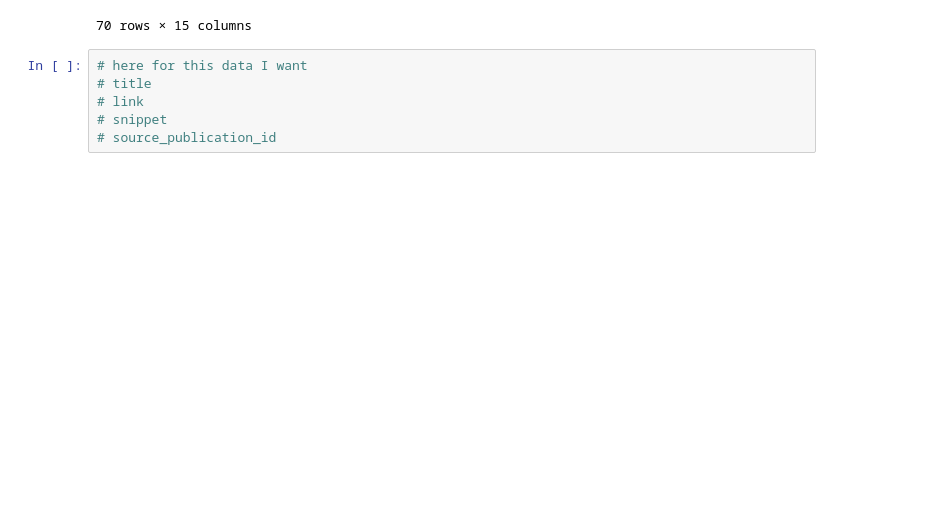
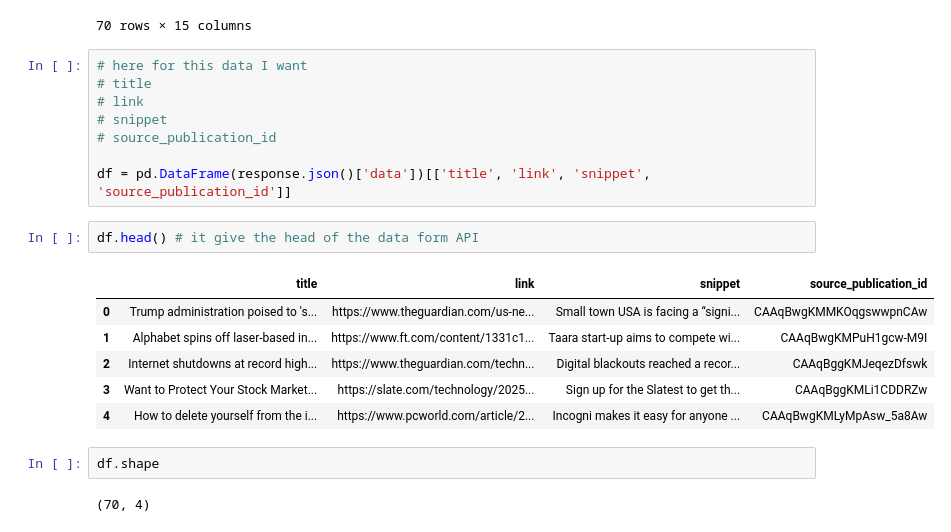
Before and after one commit to VirajYawale/SL-2, a Jupyter notebook: Extra Learning/API_data_fetch.ipynb, the cells around one changed output. Saved outputs shown, nothing was run; the diff lists cells and outputs as text; blank space fills up the shorter version.

```diff
--- a/Extra Learning/API_data_fetch.ipynb
+++ b/Extra Learning/API_data_fetch.ipynb
@@ -43,3 +43,18 @@ pd.DataFrame(response.json()['data'])  # here we hav take the data from data(whi
 # link
 # snippet
 # source_publication_id
+
+df = pd.DataFrame(response.json()['data'])[['title', 'link', 'snippet', 'source_publication_id']]
+# %%
+df.head() # it give the head of the data form API
+# %% [output]
+|  | title | link | snippet | source_publication_id |
+| 0 | Trump administration poised to 's... | https://www.theguardian.com/us-ne... | Small town USA is facing a “signi... | CAAqBwgKMMKOqgswwpnCAw |
+| 1 | Alphabet spins off laser-based in... | https://www.ft.com/content/1331c1... | Taara start-up aims to compete wi... | CAAqBwgKMPuH1gcw-M9I |
+| 2 | Internet shutdowns at record high... | https://www.theguardian.com/techn... | Digital blackouts reached a recor... | CAAqBggKMJeqezDfswk |
+| 3 | Want to Protect Your Stock Market... | https://slate.com/technology/2025... | Sign up for the Slatest to get th... | CAAqBggKMLi1CDDRZw |
+| 4 | How to delete yourself from the i... | https://www.pcworld.com/article/2... | Incogni makes it easy for anyone ... | CAAqBwgKMLyMpAsw_5a8Aw |
+# %%
+df.shape
+# %% [output]
+(70, 4)
```
Also changed, not shown: parts of 1 cell of this notebook.
